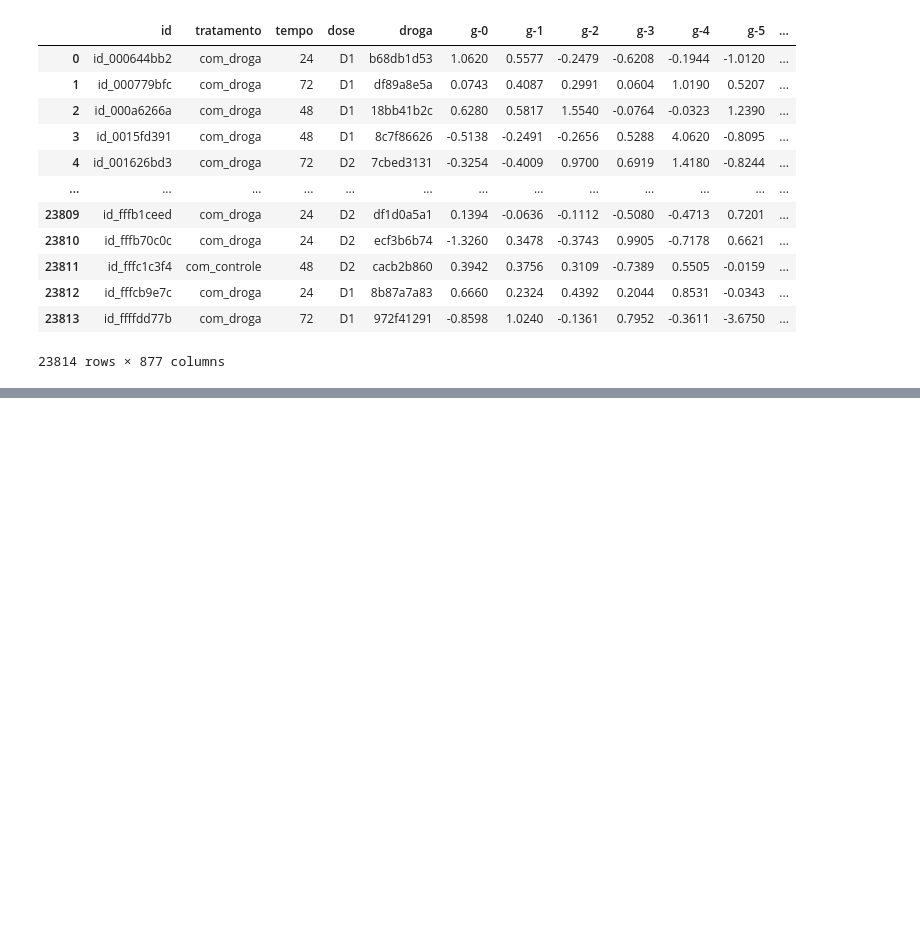
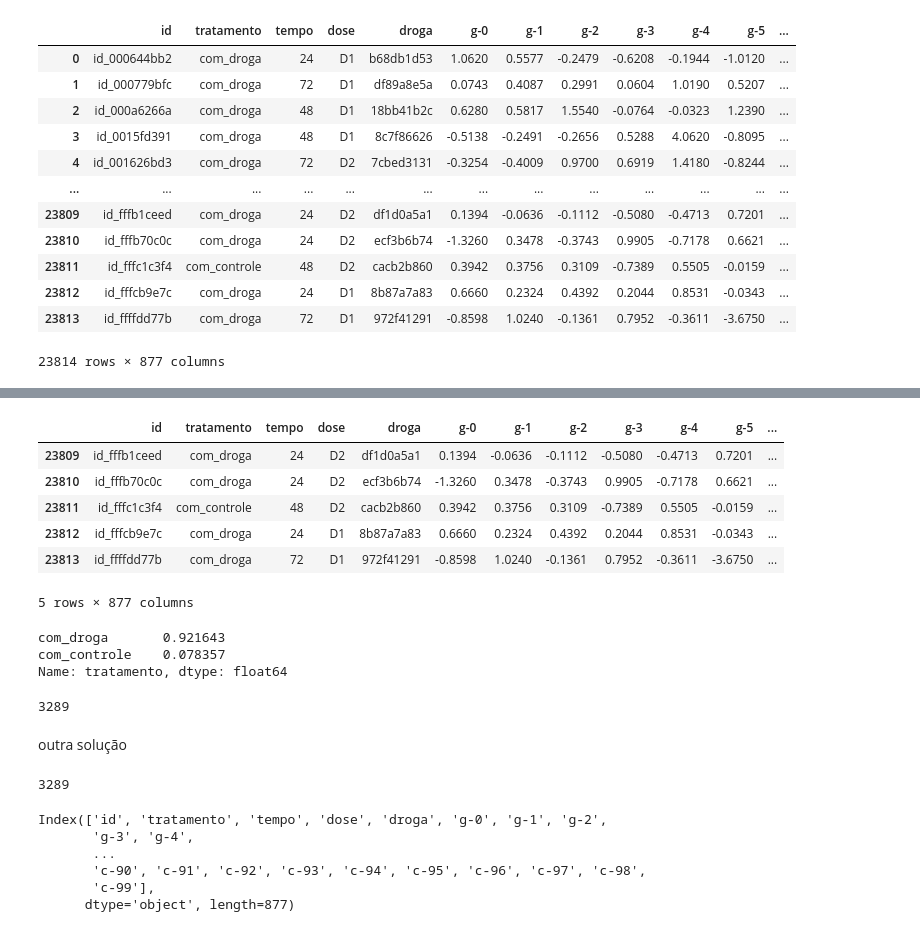
Before and after one commit to moronidasilvacortez/analise-de-dados-imers-o-de-dados, a Jupyter notebook: analise_de_dados.ipynb, the cells around one changed output, grey strips where cells are left out. Drawn from its saved outputs; the diff is of its cells as text; code cells hidden in the pictures; blank space fills up the shorter version.

```diff
--- a/analise_de_dados.ipynb
+++ b/analise_de_dados.ipynb
@@ -148,0 +174,26 @@ dados
+# %%
+dados.tail()
+# %% [output]
+|  | id | tratamento | tempo | dose | droga | g-0 | g-1 | g-2 | g-3 | g-4 | g-5 | ... |
+| 23809 | id_fffb1ceed | com_droga | 24 | D2 | df1d0a5a1 | 0.1394 | -0.0636 | -0.1112 | -0.5080 | -0.4713 | 0.7201 | ... |
+| 23810 | id_fffb70c0c | com_droga | 24 | D2 | ecf3b6b74 | -1.3260 | 0.3478 | -0.3743 | 0.9905 | -0.7178 | 0.6621 | ... |
+| 23811 | id_fffc1c3f4 | com_controle | 48 | D2 | cacb2b860 | 0.3942 | 0.3756 | 0.3109 | -0.7389 | 0.5505 | -0.0159 | ... |
+| 23812 | id_fffcb9e7c | com_droga | 24 | D1 | 8b87a7a83 | 0.6660 | 0.2324 | 0.4392 | 0.2044 | 0.8531 | -0.0343 | ... |
+| 23813 | id_ffffdd77b | com_droga | 72 | D1 | 972f41291 | -0.8598 | 1.0240 | -0.1361 | 0.7952 | -0.3611 | -3.6750 | ... |
+5 rows × 877 columns
+# %%
+dados['tratamento'].value_counts(normalize = True)
+# %% [output]
+com_droga       0.921643
+com_controle    0.078357
+Name: tratamento, dtype: float64
+# %%
+len(dados['droga'].unique())
+# %% [output]
+3289
+# %% [markdown]
+outra solução
+# %%
+dados['droga'].unique().shape[0]
+# %% [output]
+3289
@@ -148,0 +202,9 @@ dados
+# %%
+dados.columns
+# %% [output]
+Index(['id', 'tratamento', 'tempo', 'dose', 'droga', 'g-0', 'g-1', 'g-2',
+       'g-3', 'g-4',
+       ...
+       'c-90', 'c-91', 'c-92', 'c-93', 'c-94', 'c-95', 'c-96', 'c-97', 'c-98',
+       'c-99'],
+      dtype='object', length=877)
```
Also changed, not shown: parts of 12 cells of this notebook.
